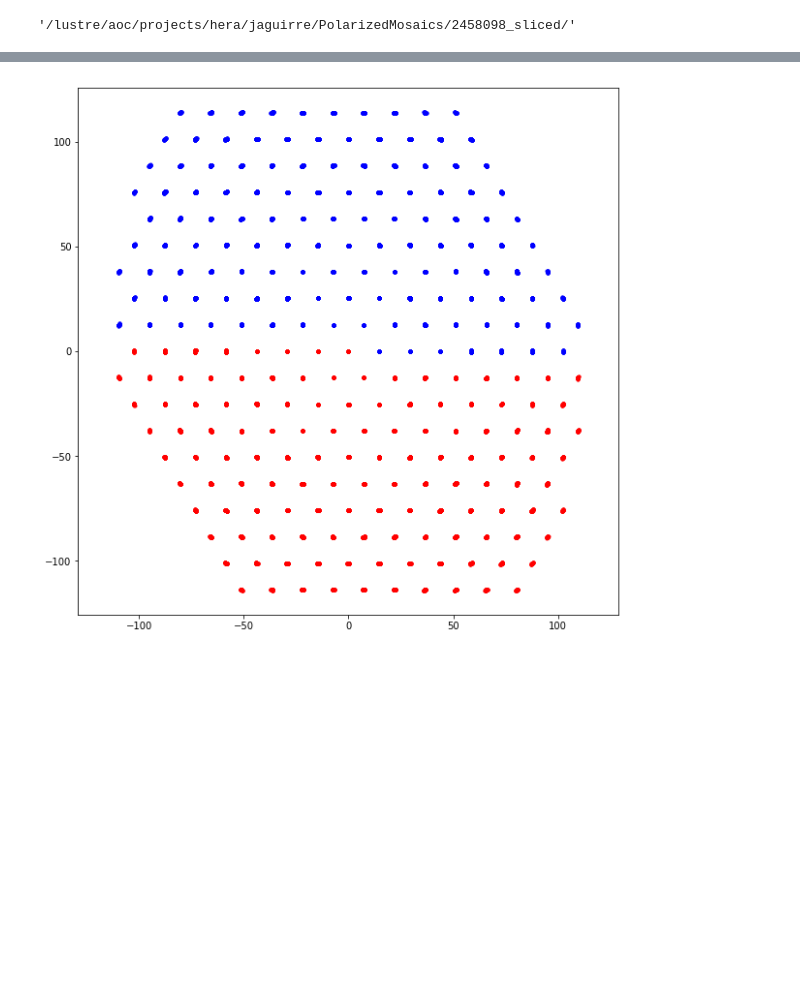
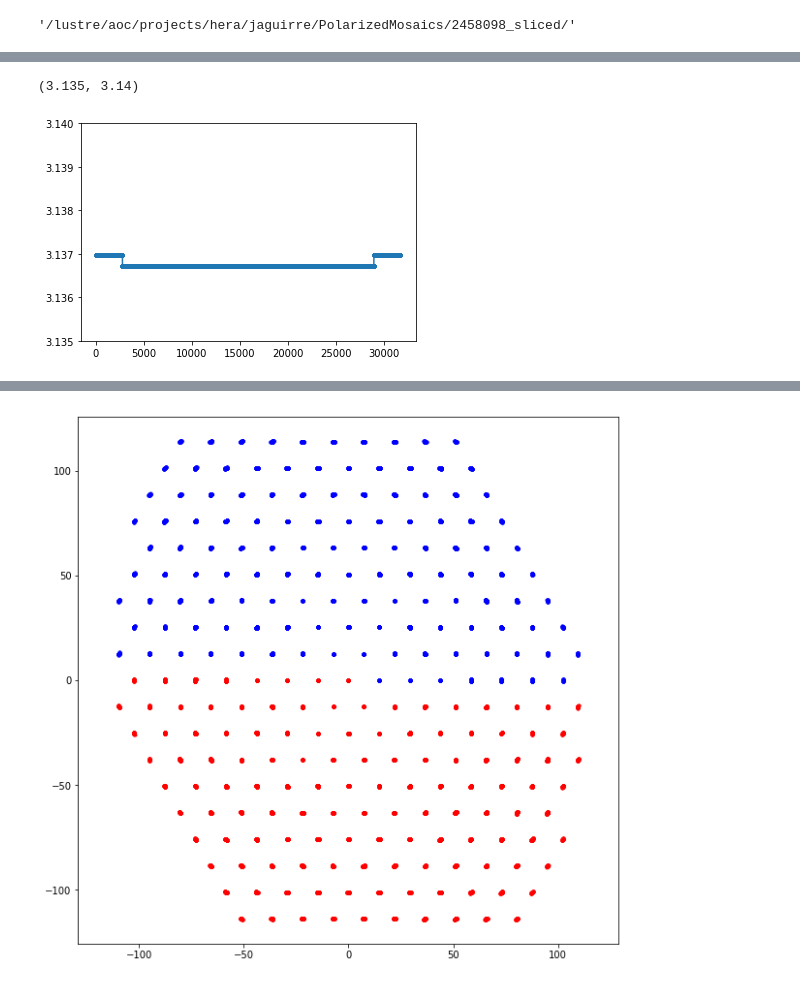
Before and after one commit to UPennEoR/plimpy, a Jupyter notebook: PolarizedMosaics/PSF.ipynb, the cells around one changed output, grey strips where cells are left out. Drawn from its saved outputs; the diff is of its cells as text; code cells hidden in the pictures; blank space fills up the shorter version.

```diff
--- a/PolarizedMosaics/PSF.ipynb
+++ b/PolarizedMosaics/PSF.ipynb
@@ -71,0 +103,7 @@ uv.data_array.shape
+# %%
+# Time offset.  May not be able to get around this one ... what the heck?
+plt.plot(((uv8098.lst_array-uv8099.lst_array)*u.day).to(u.s),'.-')
+plt.ylim([3.135,3.140])
+# %% [output]
+(3.135, 3.14)
+[figure, added]
```
Also changed, not shown: parts of 24 cells of this notebook.
